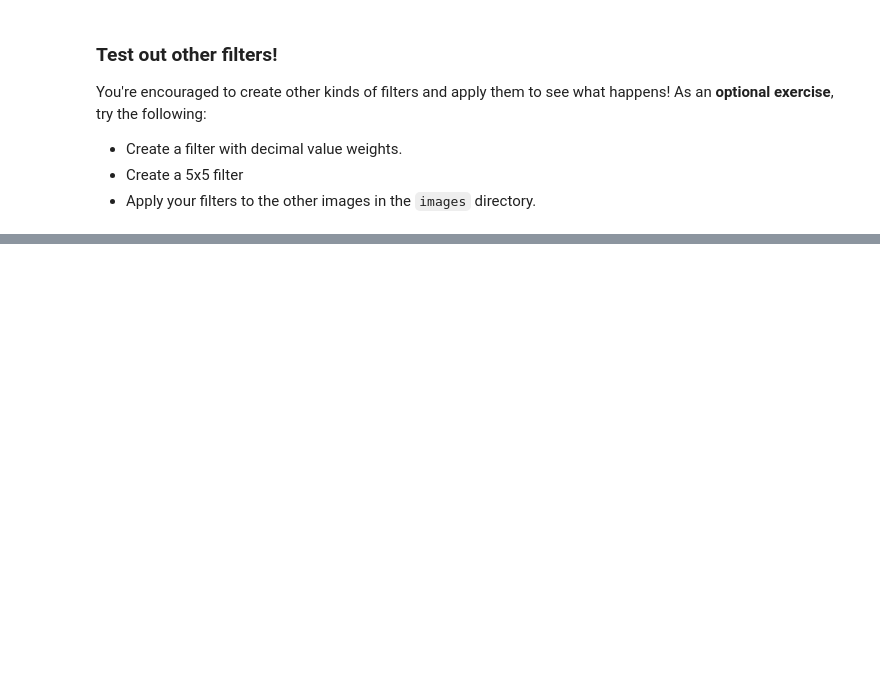
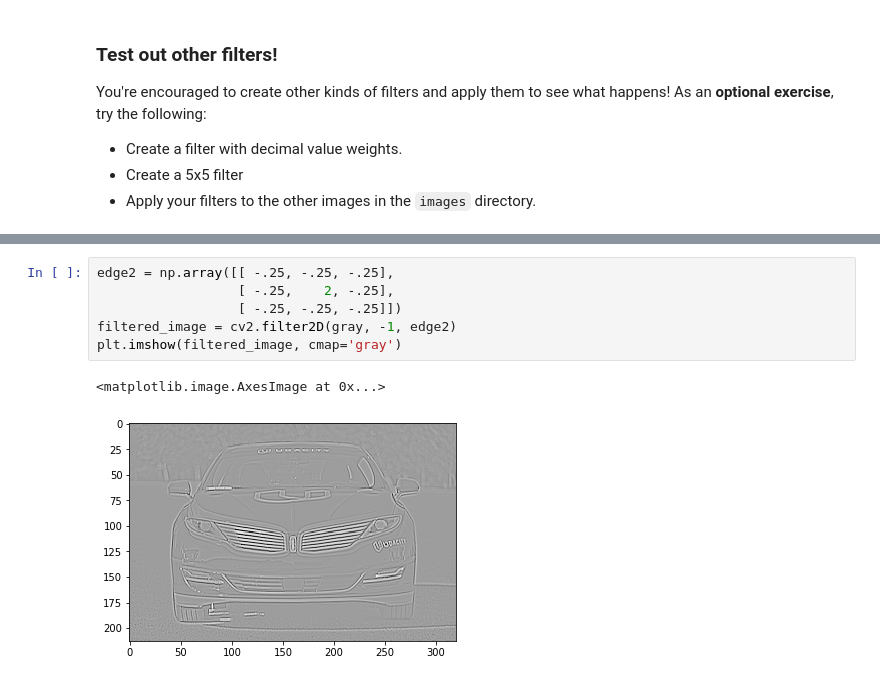
Before and after one commit to AlexMRuch/deep-learning-v2-pytorch, a Jupyter notebook: convolutional-neural-networks/conv-visualization/custom_filters.ipynb, the cells around one changed output, grey strips where cells are left out. Saved outputs shown, nothing was run; the diff lists cells and outputs as text; blank space fills up the shorter version.

```diff
--- a/convolutional-neural-networks/conv-visualization/custom_filters.ipynb
+++ b/convolutional-neural-networks/conv-visualization/custom_filters.ipynb
@@ -61,0 +88,9 @@ You're encouraged to create other kinds of filters and apply them to see what ha
+# %%
+edge2 = np.array([[ -.25, -.25, -.25],
+                  [ -.25,    2, -.25],
+                  [ -.25, -.25, -.25]])
+filtered_image = cv2.filter2D(gray, -1, edge2)
+plt.imshow(filtered_image, cmap='gray')
+# %% [output]
+<matplotlib.image.AxesImage at 0x...>
+[figure, added]
```
Also changed, not shown: parts of 7 cells of this notebook, 1 other file.
